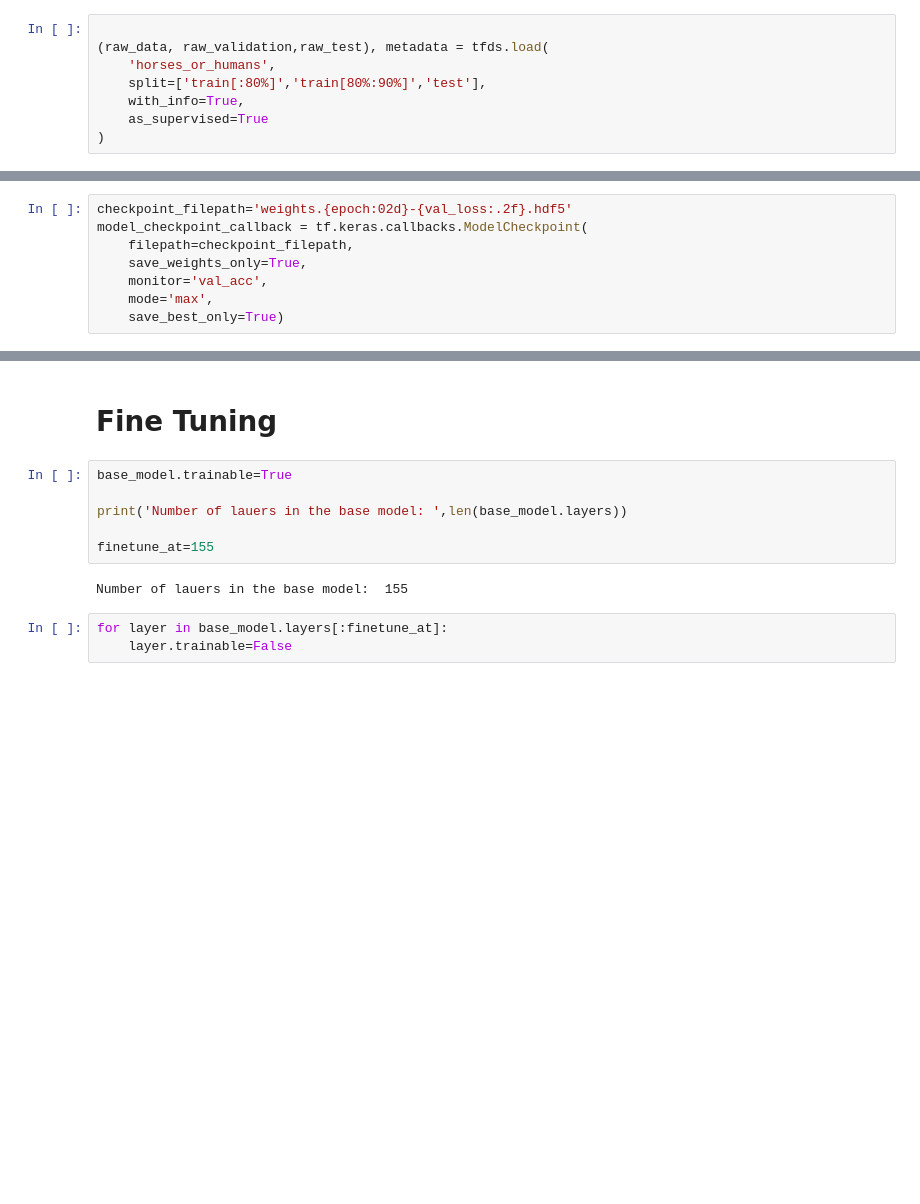
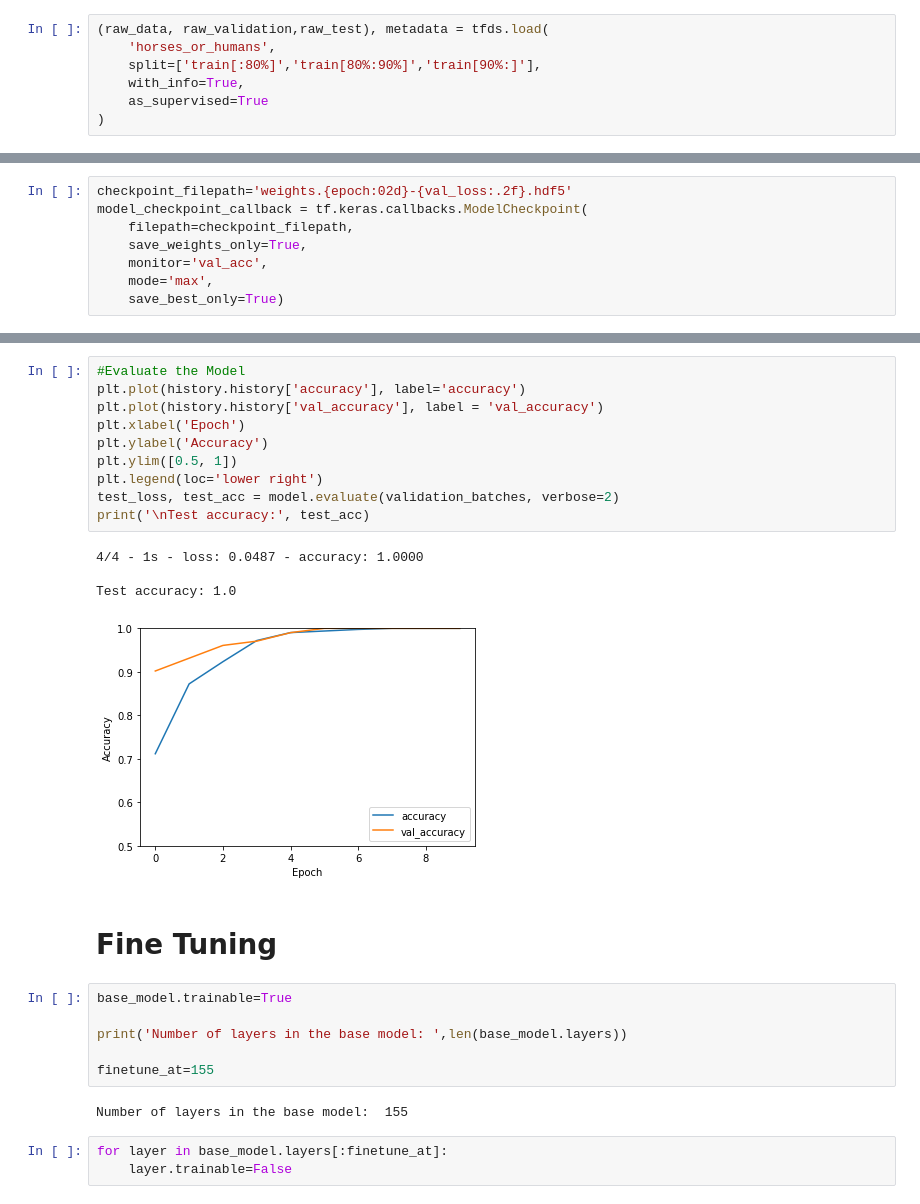
Before and after one commit to mehrotrasan16/Keras-Deep-Learning, a Jupyter notebook: A2_Q3_MobileNetV2_finetuning.ipynb, the cells around one changed output, grey strips where cells are left out. Drawn from its saved outputs; the diff is of its cells as text; blank space fills up the shorter version.

```diff
--- a/A2_Q3_MobileNetV2_finetuning.ipynb
+++ b/A2_Q3_MobileNetV2_finetuning.ipynb
@@ -10,10 +10,9 @@ from tensorflow import keras
 # %% [markdown]
 # Loading and Preprocessing the Data
 # %%
-
 (raw_data, raw_validation,raw_test), metadata = tfds.load(
     'horses_or_humans',
-    split=['train[:80%]','train[80%:90%]','test'],
+    split=['train[:80%]','train[80%:90%]','train[90%:]'],
     with_info=True,
     as_supervised=True
 )
@@ -159,13 +164,28 @@ model.evaluate(test_batches)
+# %%
+#Evaluate the Model
+plt.plot(history.history['accuracy'], label='accuracy')
+plt.plot(history.history['val_accuracy'], label = 'val_accuracy')
+plt.xlabel('Epoch')
+plt.ylabel('Accuracy')
+plt.ylim([0.5, 1])
+plt.legend(loc='lower right')
+test_loss, test_acc = model.evaluate(validation_batches, verbose=2)
+print('\nTest accuracy:', test_acc)
+# %% [output]
+4/4 - 1s - loss: 0.0487 - accuracy: 1.0000
+
+Test accuracy: 1.0
+[figure, added]
 # %% [markdown]
 # Fine Tuning
 # %%
 base_model.trainable=True
 
-print('Number of lauers in the base model: ',len(base_model.layers))
+print('Number of layers in the base model: ',len(base_model.layers))
 
 finetune_at=155
 # %% [output]
-Number of lauers in the base model:  155
+Number of layers in the base model:  155
 # %%
 for layer in base_model.layers[:finetune_at]:
     layer.trainable=False
```
Also changed, not shown: parts of 11 cells of this notebook.
